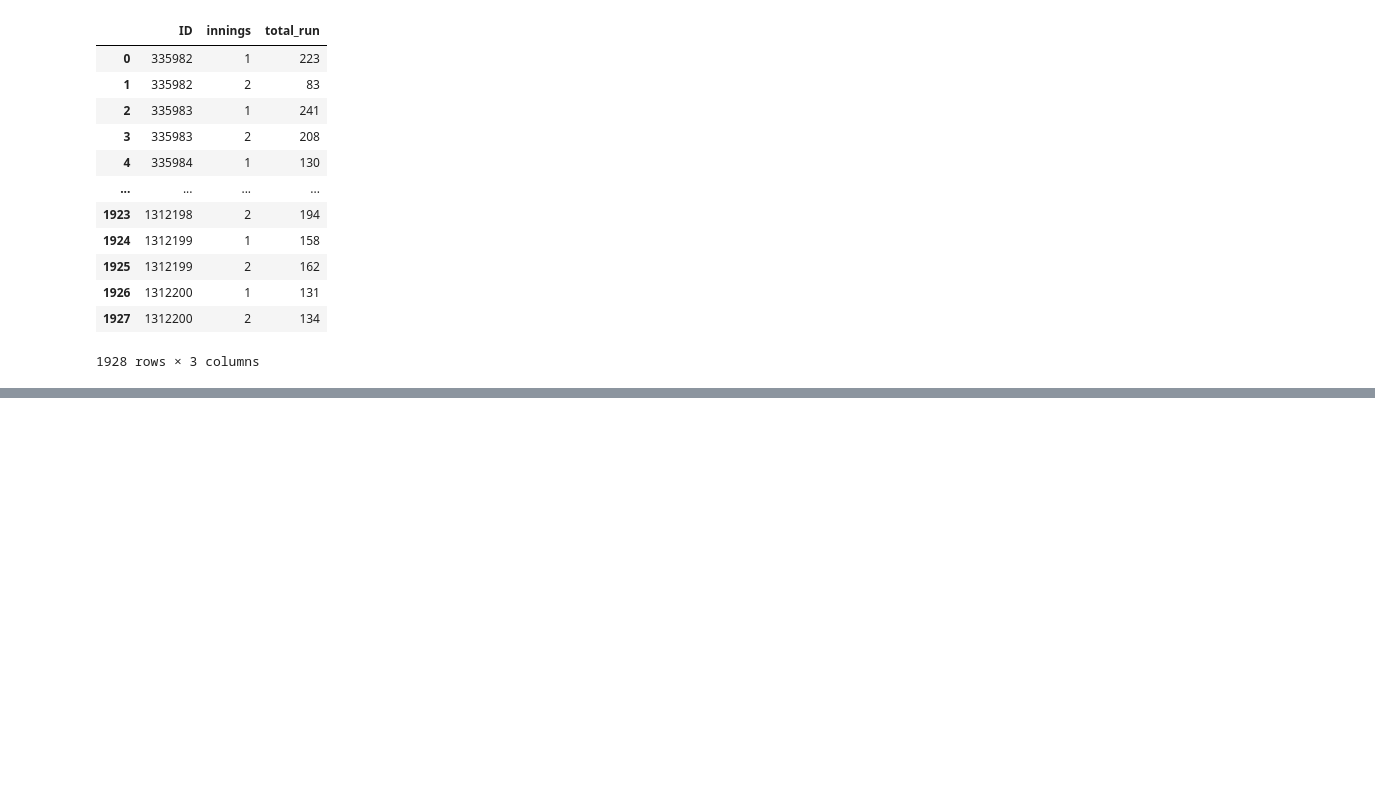
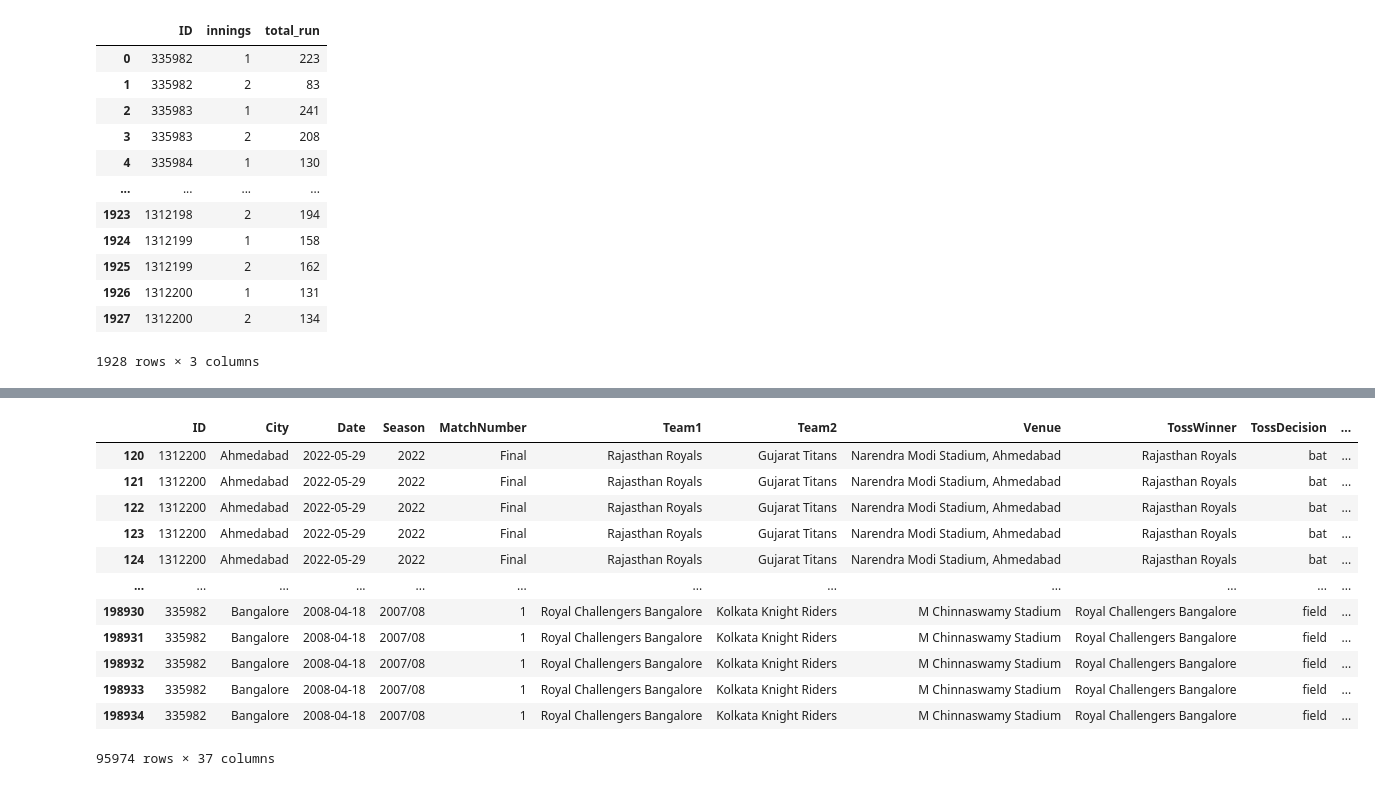
Before and after one commit to kiransanjay/IPL-Winner-Predictor-2024, a Jupyter notebook: 2008-2022 Data.ipynb, the cells around one changed output, grey strips where cells are left out. Saved outputs shown, nothing was run; the diff lists cells and outputs as text; code cells hidden in the pictures; blank space fills up the shorter version.

```diff
--- a/2008-2022 Data.ipynb
+++ b/2008-2022 Data.ipynb
@@ -56,0 +185,16 @@ match_df
+# %%
+second_innings
+# %% [output]
+|  | ID | City | Date | Season | MatchNumber | Team1 | Team2 | Venue | TossWinner | TossDecision | ... |
+| 120 | 1312200 | Ahmedabad | 2022-05-29 | 2022 | Final | Rajasthan Royals | Gujarat Titans | Narendra Modi Stadium, Ahmedabad | Rajasthan Royals | bat | ... |
+| 121 | 1312200 | Ahmedabad | 2022-05-29 | 2022 | Final | Rajasthan Royals | Gujarat Titans | Narendra Modi Stadium, Ahmedabad | Rajasthan Royals | bat | ... |
+| 122 | 1312200 | Ahmedabad | 2022-05-29 | 2022 | Final | Rajasthan Royals | Gujarat Titans | Narendra Modi Stadium, Ahmedabad | Rajasthan Royals | bat | ... |
+| 123 | 1312200 | Ahmedabad | 2022-05-29 | 2022 | Final | Rajasthan Royals | Gujarat Titans | Narendra Modi Stadium, Ahmedabad | Rajasthan Royals | bat | ... |
+| 124 | 1312200 | Ahmedabad | 2022-05-29 | 2022 | Final | Rajasthan Royals | Gujarat Titans | Narendra Modi Stadium, Ahmedabad | Rajasthan Royals | bat | ... |
+| ... | ... | ... | ... | ... | ... | ... | ... | ... | ... | ... | ... |
+| 198930 | 335982 | Bangalore | 2008-04-18 | 2007/08 | 1 | Royal Challengers Bangalore | Kolkata Knight Riders | M Chinnaswamy Stadium | Royal Challengers Bangalore | field | ... |
+| 198931 | 335982 | Bangalore | 2008-04-18 | 2007/08 | 1 | Royal Challengers Bangalore | Kolkata Knight Riders | M Chinnaswamy Stadium | Royal Challengers Bangalore | field | ... |
+| 198932 | 335982 | Bangalore | 2008-04-18 | 2007/08 | 1 | Royal Challengers Bangalore | Kolkata Knight Riders | M Chinnaswamy Stadium | Royal Challengers Bangalore | field | ... |
+| 198933 | 335982 | Bangalore | 2008-04-18 | 2007/08 | 1 | Royal Challengers Bangalore | Kolkata Knight Riders | M Chinnaswamy Stadium | Royal Challengers Bangalore | field | ... |
+| 198934 | 335982 | Bangalore | 2008-04-18 | 2007/08 | 1 | Royal Challengers Bangalore | Kolkata Knight Riders | M Chinnaswamy Stadium | Royal Challengers Bangalore | field | ... |
+95974 rows × 37 columns
```
Also changed, not shown: parts of 51 cells of this notebook, 7 other files.
